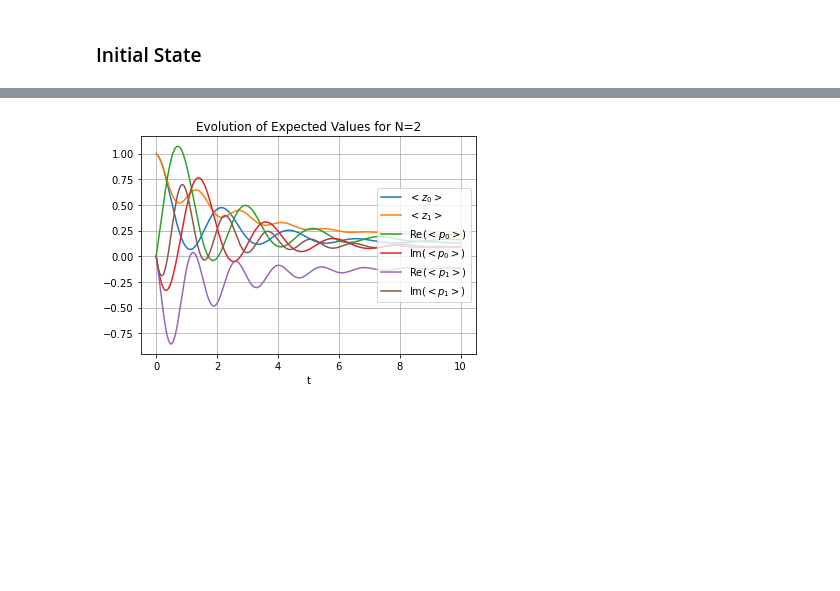
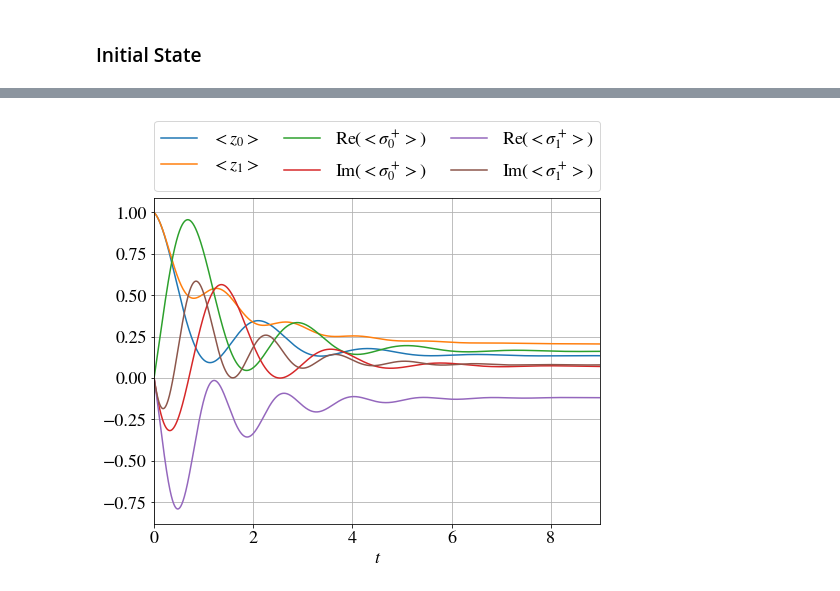
Before and after one commit to eckast161/PHYS_5070, a Jupyter notebook: Mean_Field.ipynb, the cells around one changed output, grey strips where cells are left out. Saved outputs shown, nothing was run; the diff lists cells and outputs as text; code cells hidden in the pictures; blank space fills up the shorter version.

Commit message:
Changed format of plot
Improved the form of the plot

```diff
--- a/Mean_Field.ipynb
+++ b/Mean_Field.ipynb
@@ -68,7 +68,7 @@ A=[[ 1, -2],
 
 A=np.array(A)
 
-Dissipation_factor=0.2
+Dissipation_factor=0.3
 
 Gamma=Dissipation_factor*np.array([0.2,0.1,0.4])  #[gamma+,gamma-,gammaz]
 # %% [markdown]
@@ -106,7 +106,7 @@ z0=np.array([sp_init1,sz_init1,sp_init2,sz_init2])
 
 
 init_time=0
-final_time=10
+final_time=9
 steps=10000
 # %%
 def cj(z):
@@ -163,23 +152,33 @@ if __name__ == "__main__":
 # %%
-np.real(z[:,1])
-
 import matplotlib.pyplot as plt
 
+
+import matplotlib
+matplotlib.rcParams['text.usetex'] = False
+matplotlib.rcParams['mathtext.fontset'] = 'stix'
+matplotlib.rcParams['font.family'] = 'STIXGeneral'
+matplotlib.rcParams['font.size'] = 18
+matplotlib.rcParams['figure.figsize'] = (8.0, 6.0)
 
 #plt.plot(t, z[:,0].imag, label='z1.imag')
 
 
 plt.clf()
 plt.plot(t,np.real(z[:,1]),label='$<z_0>$')
 plt.plot(t,np.real(z[:,3]),label='$<z_1>$')
-plt.plot(t,np.real(z[:,0]),label='Re$(<p_0>)$')
-plt.plot(t,np.imag(z[:,0]),label='Im$(<p_0>)$')
-plt.plot(t,np.real(z[:,2]),label='Re$(<p_1>)$')
-plt.plot(t,np.imag(z[:,2]),label='Im$(<p_1>)$')
-plt.xlabel('t')
+plt.plot(t,np.real(z[:,0]),label='Re$(<\sigma_0^+>)$')
+plt.plot(t,np.imag(z[:,0]),label='Im$(<\sigma_0^+>)$')
+plt.plot(t,np.real(z[:,2]),label='Re$(<\sigma_1^+>)$')
+plt.plot(t,np.imag(z[:,2]),label='Im$(<\sigma_1^+>)$')
+plt.xlabel('$t$')
+plt.xlim(0,final_time)
 plt.grid(True)
-plt.legend(loc='right')
-plt.title("Evolution of Expected Values for N=2")
+plt.legend(loc='lower right')
+#plt.title("Evolution of Expected Values for N=2")
+
+plt.legend(bbox_to_anchor=(0., 1.02, 1., .102), loc='lower left',
+           ncol=3, mode="expand", borderaxespad=0.)
+
 plt.show()
 # %% [output]
-[figure, old version]
+[figure, new version]
```
Also changed, not shown: parts of 1 cell of this notebook.
